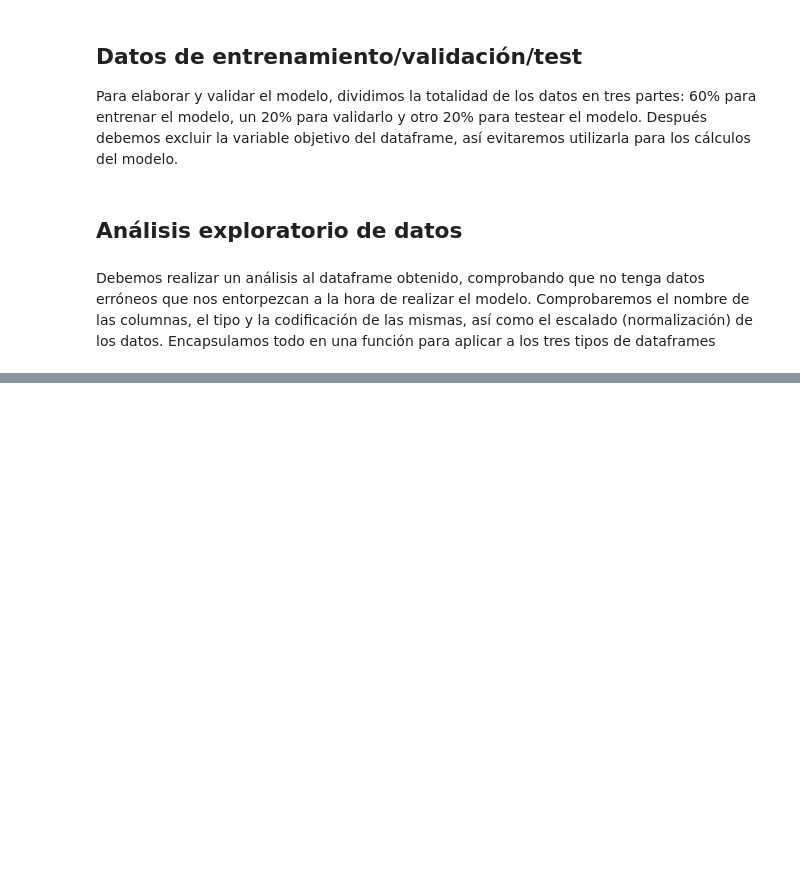
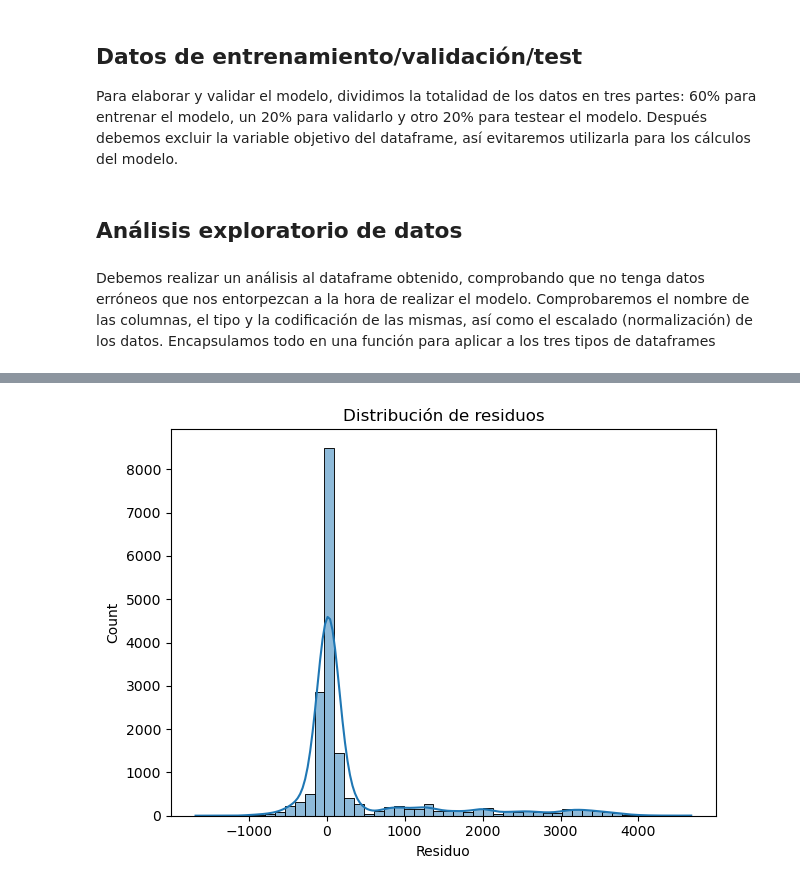
Before and after one commit to isaacmp98/TFM_imarcospu, a Jupyter notebook: GradientBoosting.ipynb, the cells around one changed output, grey strips where cells are left out. Saved outputs shown, nothing was run; the diff lists cells and outputs as text; code cells hidden in the pictures; blank space fills up the shorter version.

```diff
--- a/GradientBoosting.ipynb
+++ b/GradientBoosting.ipynb
@@ -237,0 +263,10 @@ np.float64(659.7629649315373)
+# %%
+# grafico de residuos
+residuo = y_val - y_pred
+
+sns.histplot(residuo, bins=50, kde=True)
+plt.title('Distribución de residuos')
+plt.xlabel('Residuo')
+plt.tight_layout()
+# %% [output]
+[figure, added]
```
Also changed, not shown: parts of 8 cells of this notebook, 2 other files.
